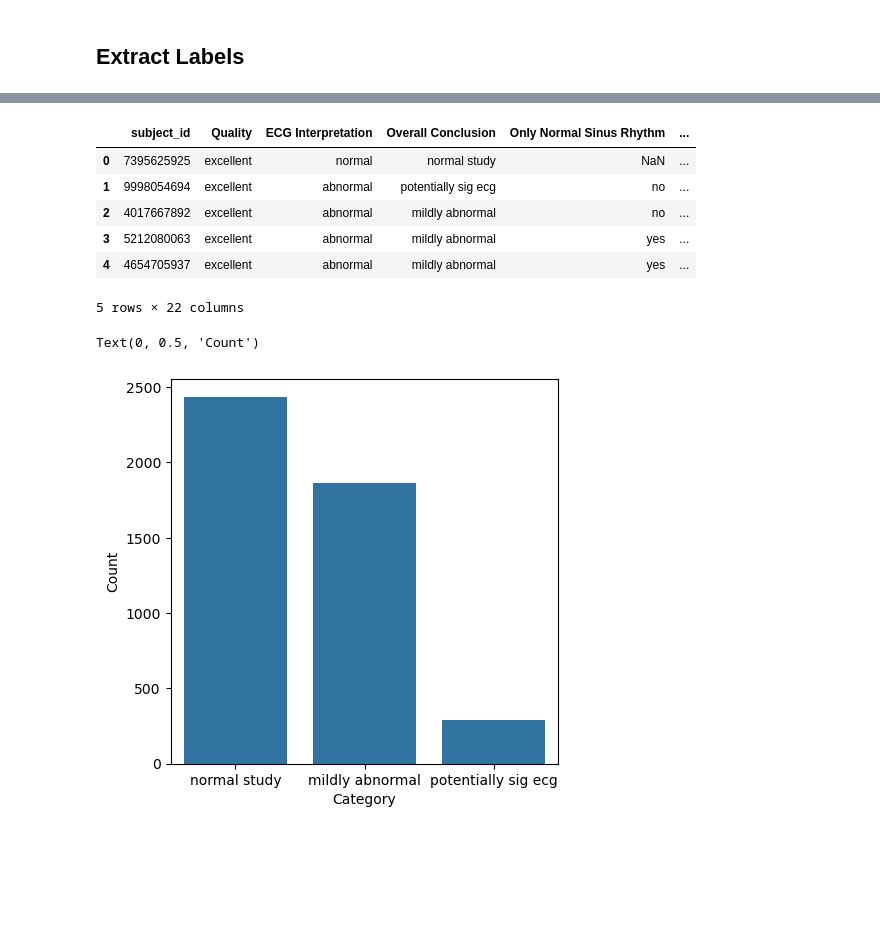
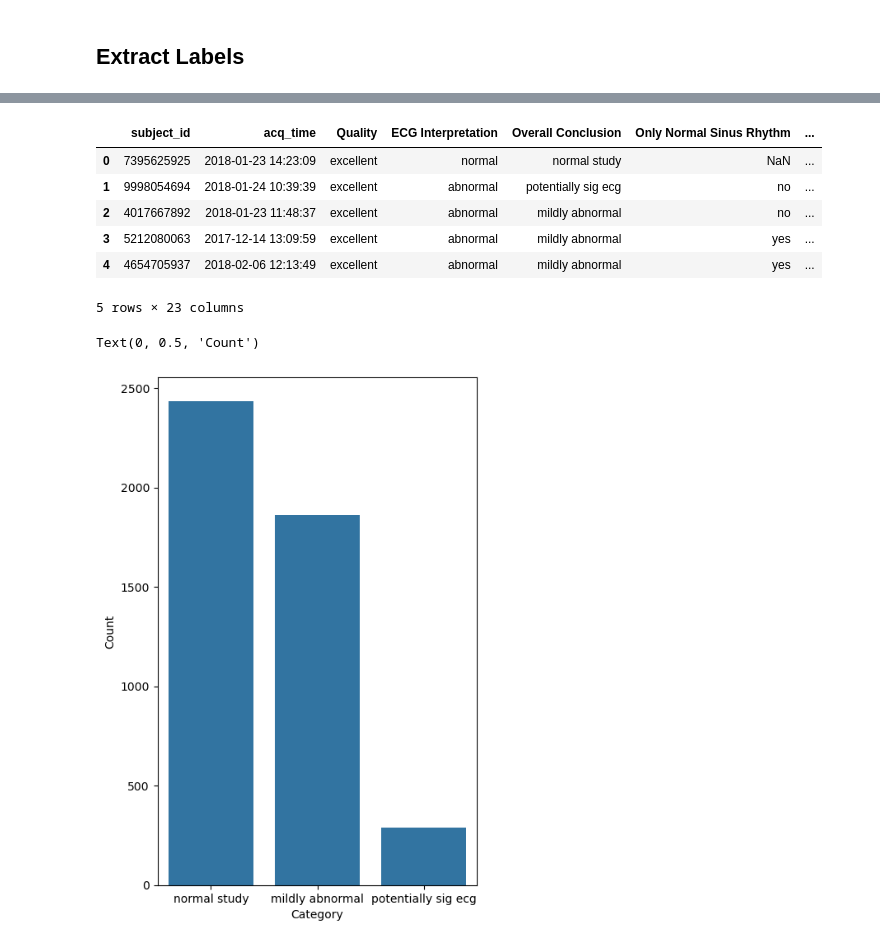
Before and after one commit to billchen0/pb-arrhythmia, a Jupyter notebook: prepare_dataset.ipynb, the cells around one changed output, grey strips where cells are left out. Saved outputs shown, nothing was run; the diff lists cells and outputs as text; code cells hidden in the pictures; blank space fills up the shorter version.

```diff
--- a/prepare_dataset.ipynb
+++ b/prepare_dataset.ipynb
@@ -32,7 +33,7 @@ def extract_ecg_data(root):
             signal = [int(x)*scale for x in sequence.find(".//ns:digits", namespaces).text.strip().split()]
 
             # Add each lead's signal to the data dictionary
-            ecg_data[f'lead_{lead}'] = signal
+            ecg_data[f'{lead}'] = signal
 
     return ecg_data
 # %%
@@ -76,6 +77,9 @@ ecg_labels = []
 for file_path in mort_path.rglob("*.xml"):
     tree = ET.parse(file_path)
     root = tree.getroot()
+
+    # Get the signal aquisition time
+    acq_time = root.attrib["ACQUISITION_TIME"]
 
     # Get the participant ID
     for demo in root.findall(".//DEMOGRAPHIC_FIELD"):
@@ -86,7 +90,8 @@ for file_path in mort_path.rglob("*.xml"):
 
     statements = [x.get("TEXT") for x in root.findall(".//STATEMENT")]
 
-    ecg_label = {"subject_id": p_id, "labels": statements}
+    ecg_label = {"subject_id": p_id, "acq_time": acq_time, "labels": statements}
     ecg_labels.append(ecg_label)
 
 label_df = pd.DataFrame(ecg_labels)
+label_df["acq_time"] = pd.to_datetime(label_df["acq_time"], format="%Y%m%d%H%M%S")
@@ -148,22 +137,22 @@ ldf["Overall Conclusion"] = ldf["Overall Conclusion"].replace("potentially signi
 ldf["Overall Conclusion"] = ldf["Overall Conclusion"].replace("potentially significant ecg finding - clinical correlation req", "potentially sig ecg")
 ldf.head()
 # %% [output]
-|  | subject_id | Quality | ECG Interpretation | Overall Conclusion | Only Normal Sinus Rhythm | ... |
-| 0 | 7395625925 | excellent | normal | normal study | NaN | ... |
-| 1 | 9998054694 | excellent | abnormal | potentially sig ecg | no | ... |
-| 2 | 4017667892 | excellent | abnormal | mildly abnormal | no | ... |
-| 3 | 5212080063 | excellent | abnormal | mildly abnormal | yes | ... |
-| 4 | 4654705937 | excellent | abnormal | mildly abnormal | yes | ... |
+|  | subject_id | acq_time | Quality | ECG Interpretation | Overall Conclusion | Only Normal Sinus Rhythm | ... |
+| 0 | 7395625925 | 2018-01-23 14:23:09 | excellent | normal | normal study | NaN | ... |
+| 1 | 9998054694 | 2018-01-24 10:39:39 | excellent | abnormal | potentially sig ecg | no | ... |
+| 2 | 4017667892 | 2018-01-23 11:48:37 | excellent | abnormal | mildly abnormal | no | ... |
+| 3 | 5212080063 | 2017-12-14 13:09:59 | excellent | abnormal | mildly abnormal | yes | ... |
+| 4 | 4654705937 | 2018-02-06 12:13:49 | excellent | abnormal | mildly abnormal | yes | ... |
-5 rows × 22 columns
+5 rows × 23 columns
 # %%
-plt.figure(figsize=(5, 5))
+plt.figure(figsize=(5, 8))
 c_counts = ldf["Overall Conclusion"].value_counts()
 sns.barplot(x=c_counts.index, y=c_counts.values)
 plt.xlabel("Category")
 plt.ylabel("Count")
 # %% [output]
 Text(0, 0.5, 'Count')
-[figure, old version]
+[figure, new version]
 # %%
 ab_ldf = ldf[ldf["ECG Interpretation"] == "abnormal"]
 # %%
```
Also changed, not shown: parts of 10 cells of this notebook, 1 other file.
